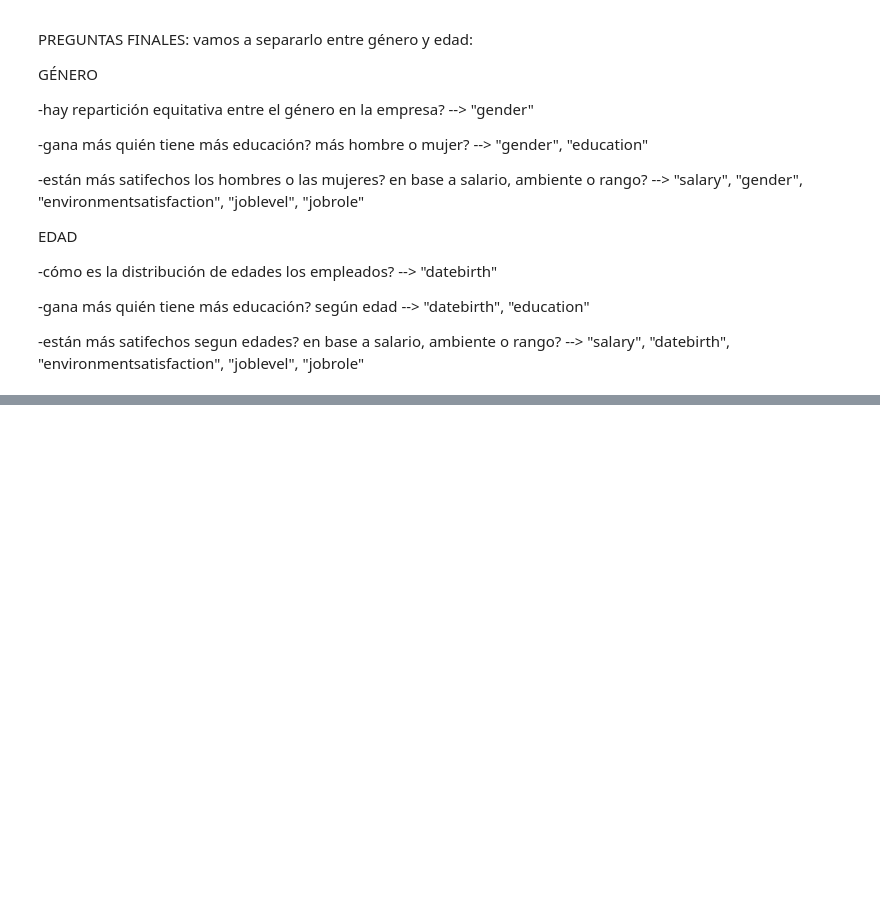
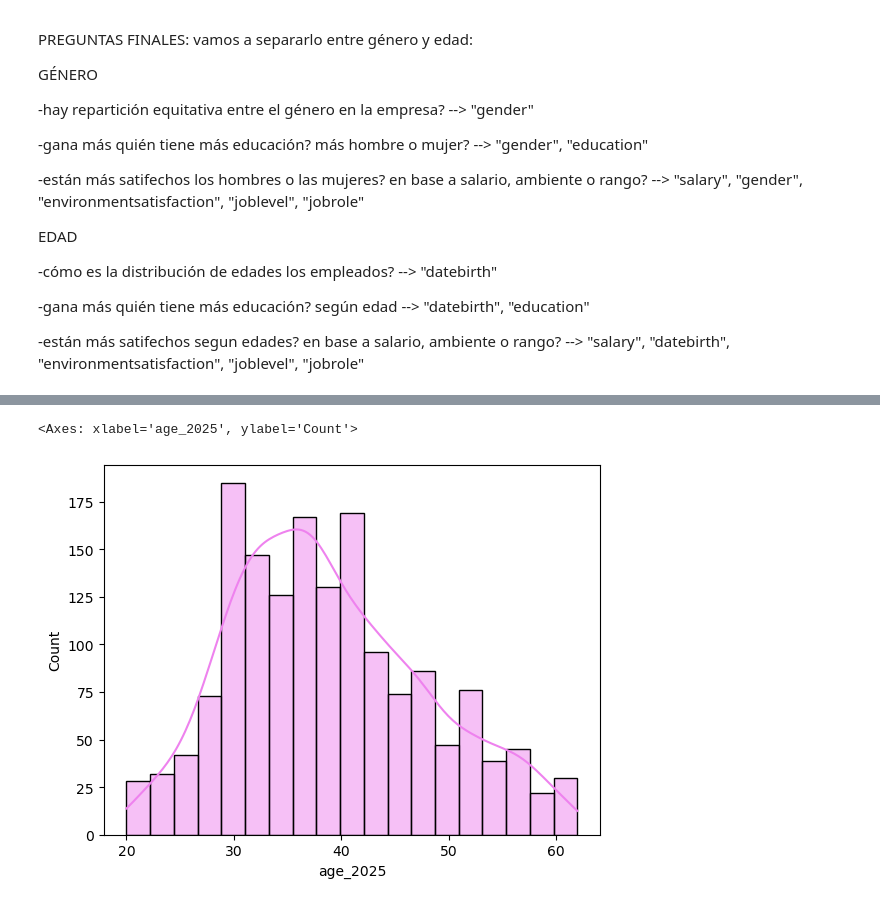
Before and after one commit to NuriaSalasVazquez/project-da-promo-49-modulo-3-team-4, a Jupyter notebook: EDA.ipynb, the cells around one changed output, grey strips where cells are left out. Drawn from its saved outputs; the diff is of its cells as text; code cells hidden in the pictures; blank space fills up the shorter version.

```diff
--- a/EDA.ipynb
+++ b/EDA.ipynb
@@ -235,0 +247,5 @@ PREGUNTAS FINALES:
+# %%
+#actualizar edades. CREACIÓN COLUMNA
+
+df["age_2025"] = 2025 - df["datebirth"]
+df["age_2025"]
@@ -235,0 +274,10 @@ PREGUNTAS FINALES:
+# %%
+# -cómo es la distribución de edades los empleados? --> "datebirth"
+
+sns.histplot(x = "age_2025",
+             data = df,
+             color = "violet",
+             kde = True)
+# %% [output]
+<Axes: xlabel='age_2025', ylabel='Count'>
+[figure, added]
```
Also changed, not shown: parts of 24 cells of this notebook, 1 other file.
